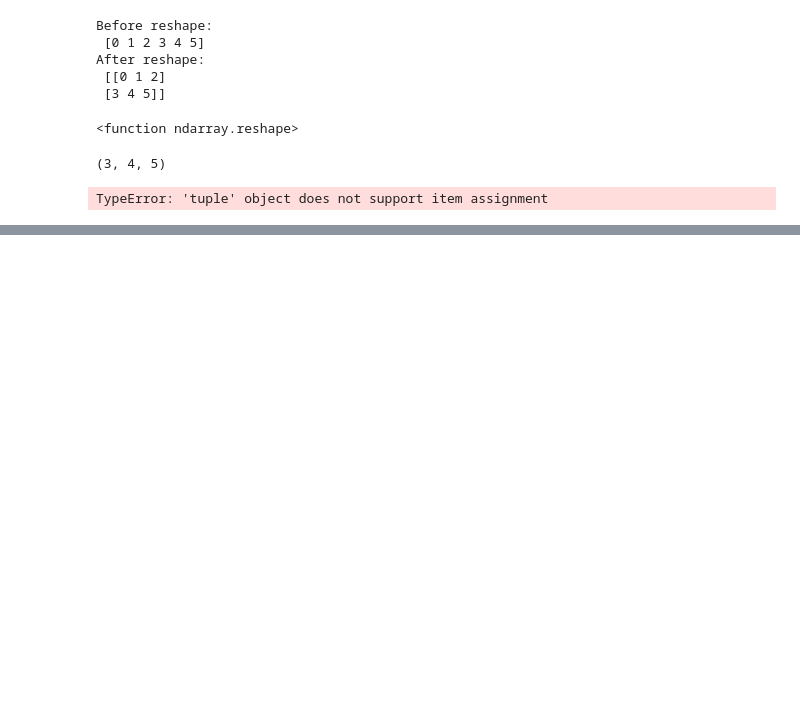
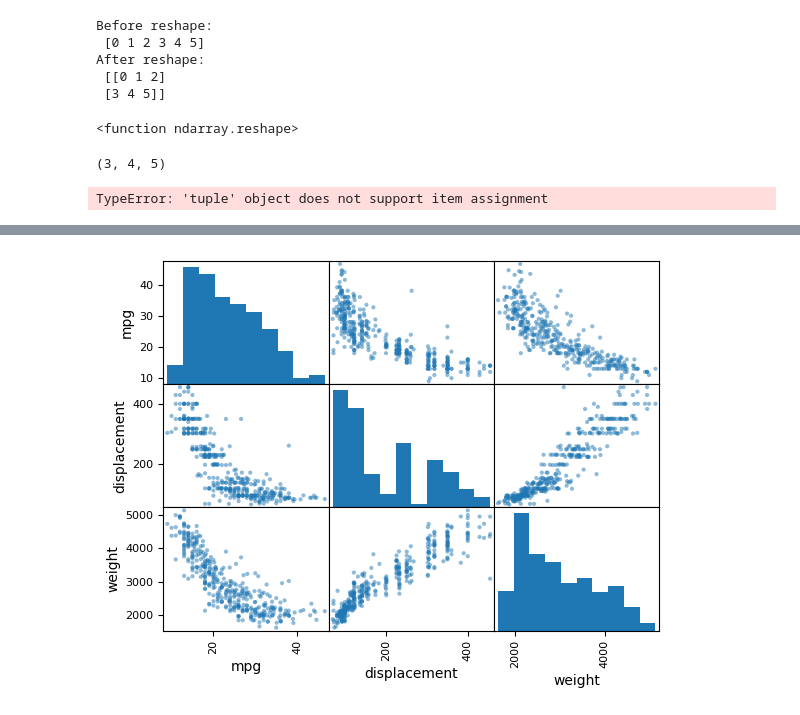
Before and after one commit to omsouravsharma/Intro-to-Statistical-Learning, a Jupyter notebook: chapter-1/Chapter-1.ipynb, the cells around one changed output, grey strips where cells are left out. Cells and saved outputs as stored; diff of their text form; code cells hidden in the pictures; blank space fills up the shorter version.

```diff
--- a/chapter-1/Chapter-1.ipynb
+++ b/chapter-1/Chapter-1.ipynb
@@ -285,0 +704,4 @@ array([False,  True, False,  True, False, False])
+# %%
+pd.plotting.scatter_matrix(Auto_re[['mpg','displacement','weight']]);
+# %% [output]
+[figure, added]
```
Also changed, not shown: parts of 64 cells of this notebook, 1 other file.
